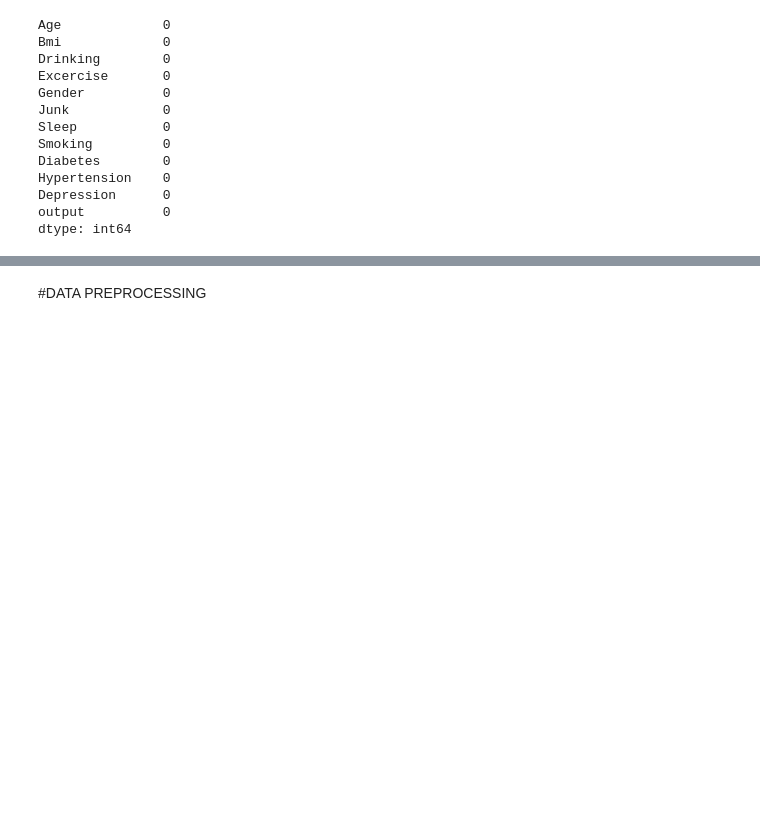
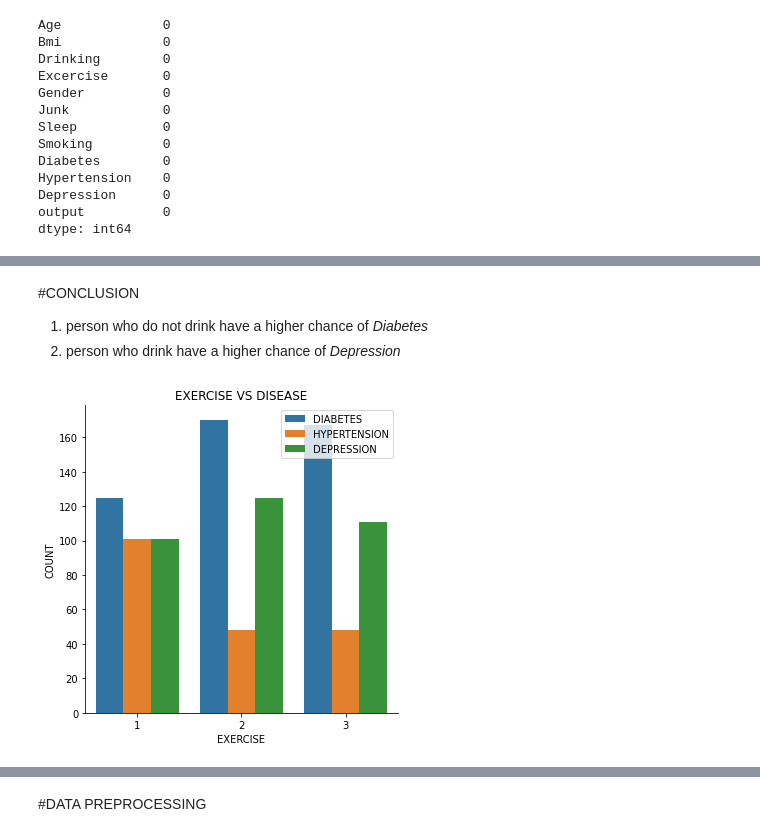
Before and after one commit to imakshit/Early-Disease-Predicor-Based-on-ML, a Jupyter notebook: diabetes_hypertension_depression.ipynb, the cells around one changed output, grey strips where cells are left out. Drawn from its saved outputs; the diff is of its cells as text; code cells hidden in the pictures; blank space fills up the shorter version.

```diff
--- a/diabetes_hypertension_depression.ipynb
+++ b/diabetes_hypertension_depression.ipynb
@@ -47,0 +112,19 @@ dtype: int64
+# %% [markdown]
+#CONCLUSION
+
+1. person who do not drink have a higher chance of _Diabetes_
+2. person who drink have a higher chance of _Depression_
+# %%
+# Countplot
+ax = sns.catplot(x ="Excercise", hue ="output",
+kind ="count", data = df , legend = False)
+
+# giving labels to x-axis and y-axis
+ax.set(xlabel ='EXERCISE', ylabel ='COUNT')
+
+plt.legend( loc='upper right', labels=['DIABETES', 'HYPERTENSION' , 'DEPRESSION'])
+
+# giving title to the plot
+plt.title('EXERCISE VS DISEASE');
+# %% [output]
+[figure, added]
```
Also changed, not shown: parts of 23 cells of this notebook.
